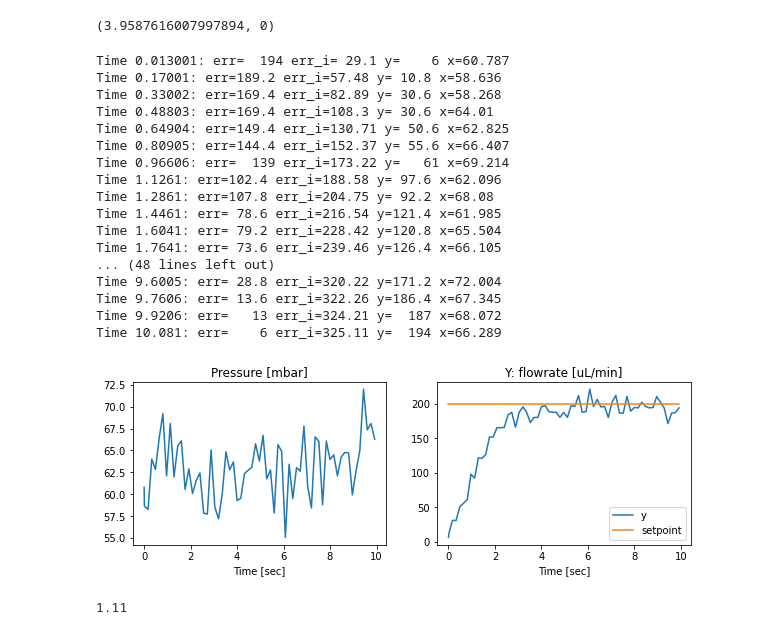
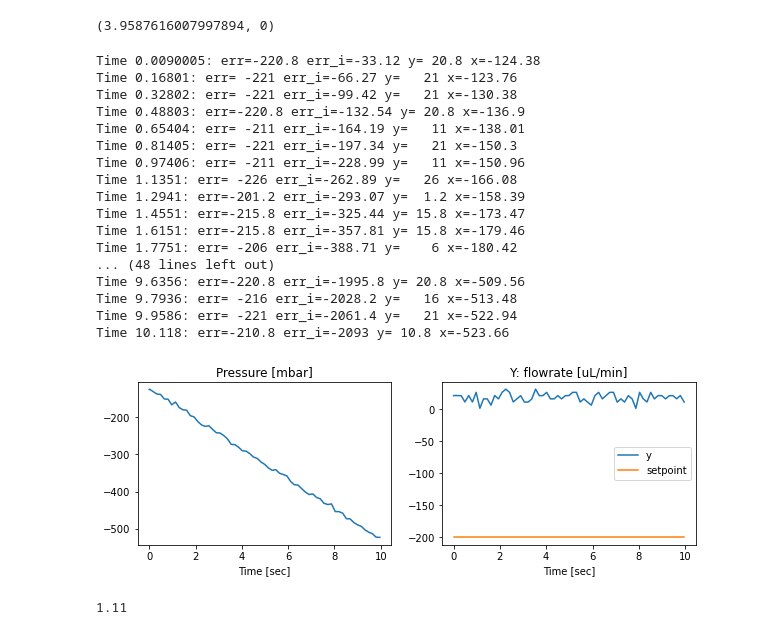
Before and after one commit to jhwnkim/fluid-auto-sampler, a Jupyter notebook: control_scripts/sampler.ipynb, the cells around one changed output. Saved outputs shown, nothing was run; the diff lists cells and outputs as text; code cells hidden in the pictures.

```diff
--- a/control_scripts/sampler.ipynb
+++ b/control_scripts/sampler.ipynb
@@ -442,7 +564,7 @@ poe.set_valves('air', 'tflask')
 # %% [output]
 0
 # %%
-poe.ob1.set_pressure(200)
+poe.ob1.set_pressure(400)
 # %% [output]
 0
 # %%
@@ -466,15 +590,15 @@ Press ch 1:  3.9587616007997894
 from time import sleep, time
 import matplotlib.pyplot as plt
 
-poe.set_valves('water', 'tflask')
+poe.set_valves('air', 'tflask')
 
 # PID attempt
 
-Kp = 0.25
+Kp = 0.5
 Ki = 0.2
 Kd = 0.005
 
-setpoint = 200.0 # uL/min
+setpoint = -200.0 # uL/min
 
 timeout = 10.0 # sec
 start_time = time()
@@ -517,50 +641,50 @@ while cur_time < timeout:
         print('Time {:5.5g}: err={:5.5g} err_i={:5.5g} y={:5.5g} x={:5.5g}'.format(cur_time, err, err_i, y, x))
     else:
         print('Flow rate sensor error {}, value {}'.format(flag, y))
 
     sleep(dt)
 
 poe.set_valves('air', 'tflask')
 poe.ob1.set_pressure(200.0)
 sleep(5.0)
 poe.ob1.set_pressure(0.0)
 
 
 # plot results
 plt.figure(figsize=(10,3))
 plt.subplot(121)
 plt.title('Pressure [mbar]')
 plt.plot(t_arr, x_arr, label='x')
 plt.xlabel('Time [sec]')
 
 
 plt.subplot(122)
 plt.title('Y: flowrate [uL/min]')
 plt.plot(t_arr, y_arr, label='y')
 plt.plot([t_arr[0],t_arr[-1]], [setpoint, setpoint], label='setpoint')
 plt.xlabel('Time [sec]')
 plt.legend()
 plt.savefig('PID.png', dpi=200)
 plt.show()
 # %% [output]
-Time 0.013001: err=  194 err_i= 29.1 y=    6 x=60.787
-Time 0.17001: err=189.2 err_i=57.48 y= 10.8 x=58.636
-Time 0.33002: err=169.4 err_i=82.89 y= 30.6 x=58.268
-Time 0.48803: err=169.4 err_i=108.3 y= 30.6 x=64.01
-Time 0.64904: err=149.4 err_i=130.71 y= 50.6 x=62.825
-Time 0.80905: err=144.4 err_i=152.37 y= 55.6 x=66.407
-Time 0.96606: err=  139 err_i=173.22 y=   61 x=69.214
-Time 1.1261: err=102.4 err_i=188.58 y= 97.6 x=62.096
-Time 1.2861: err=107.8 err_i=204.75 y= 92.2 x=68.08
-Time 1.4461: err= 78.6 err_i=216.54 y=121.4 x=61.985
-Time 1.6041: err= 79.2 err_i=228.42 y=120.8 x=65.504
-Time 1.7641: err= 73.6 err_i=239.46 y=126.4 x=66.105
+Time 0.0090005: err=-220.8 err_i=-33.12 y= 20.8 x=-124.38
+Time 0.16801: err= -221 err_i=-66.27 y=   21 x=-123.76
+Time 0.32802: err= -221 err_i=-99.42 y=   21 x=-130.38
+Time 0.48803: err=-220.8 err_i=-132.54 y= 20.8 x=-136.9
+Time 0.65404: err= -211 err_i=-164.19 y=   11 x=-138.01
+Time 0.81405: err= -221 err_i=-197.34 y=   21 x=-150.3
+Time 0.97406: err= -211 err_i=-228.99 y=   11 x=-150.96
+Time 1.1351: err= -226 err_i=-262.89 y=   26 x=-166.08
+Time 1.2941: err=-201.2 err_i=-293.07 y=  1.2 x=-158.39
+Time 1.4551: err=-215.8 err_i=-325.44 y= 15.8 x=-173.47
+Time 1.6151: err=-215.8 err_i=-357.81 y= 15.8 x=-179.46
+Time 1.7751: err= -206 err_i=-388.71 y=    6 x=-180.42
 ... (48 lines left out)
-Time 9.6005: err= 28.8 err_i=320.22 y=171.2 x=72.004
-Time 9.7606: err= 13.6 err_i=322.26 y=186.4 x=67.345
-Time 9.9206: err=   13 err_i=324.21 y=  187 x=68.072
-Time 10.081: err=    6 err_i=325.11 y=  194 x=66.289
+Time 9.6356: err=-220.8 err_i=-1995.8 y= 20.8 x=-509.56
+Time 9.7936: err= -216 err_i=-2028.2 y=   16 x=-513.48
+Time 9.9586: err= -221 err_i=-2061.4 y=   21 x=-522.94
+Time 10.118: err=-210.8 err_i=-2093 y= 10.8 x=-523.66
-[figure, old version]
+[figure, new version]
 # %%
 print('{:4.3g}'.format(1.1122))
 # %% [output]
```
Also changed, not shown: parts of 7 cells of this notebook, 1 other file.
